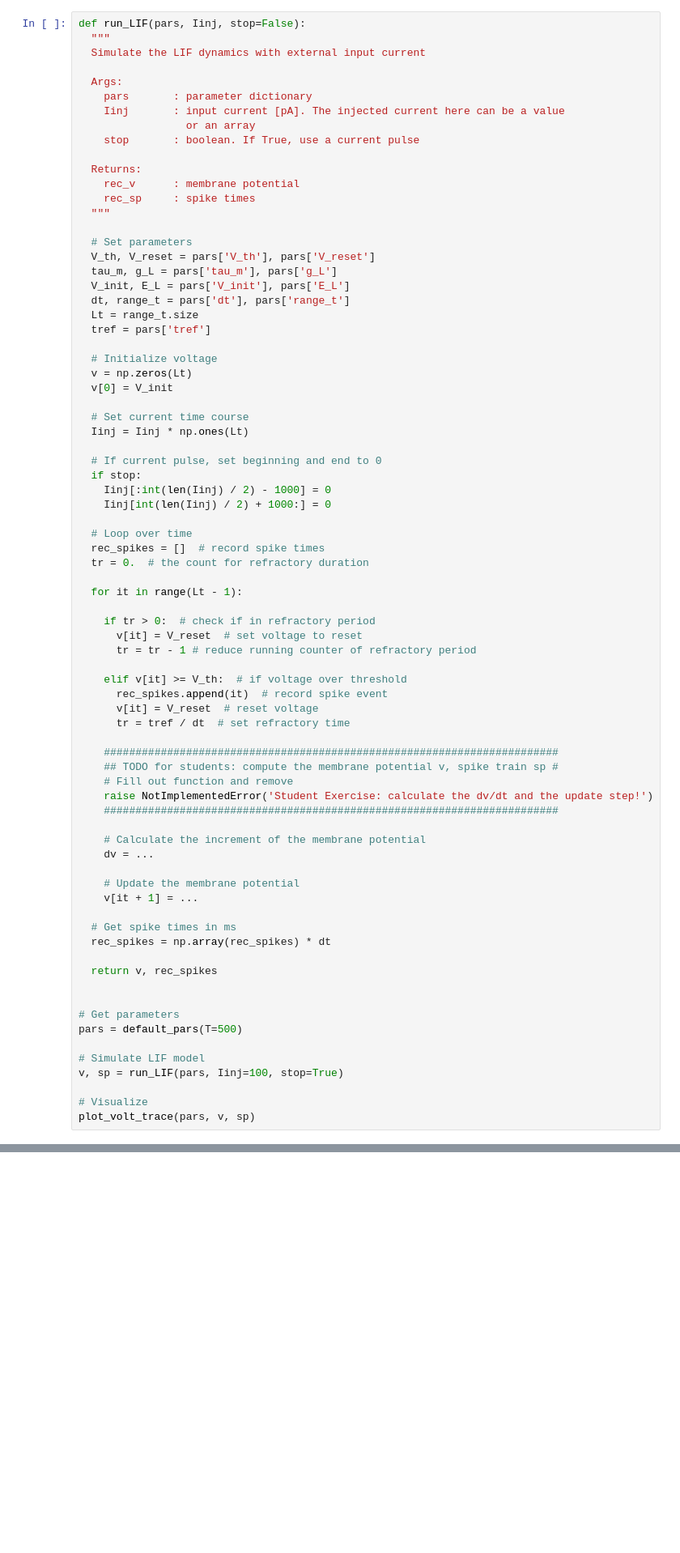
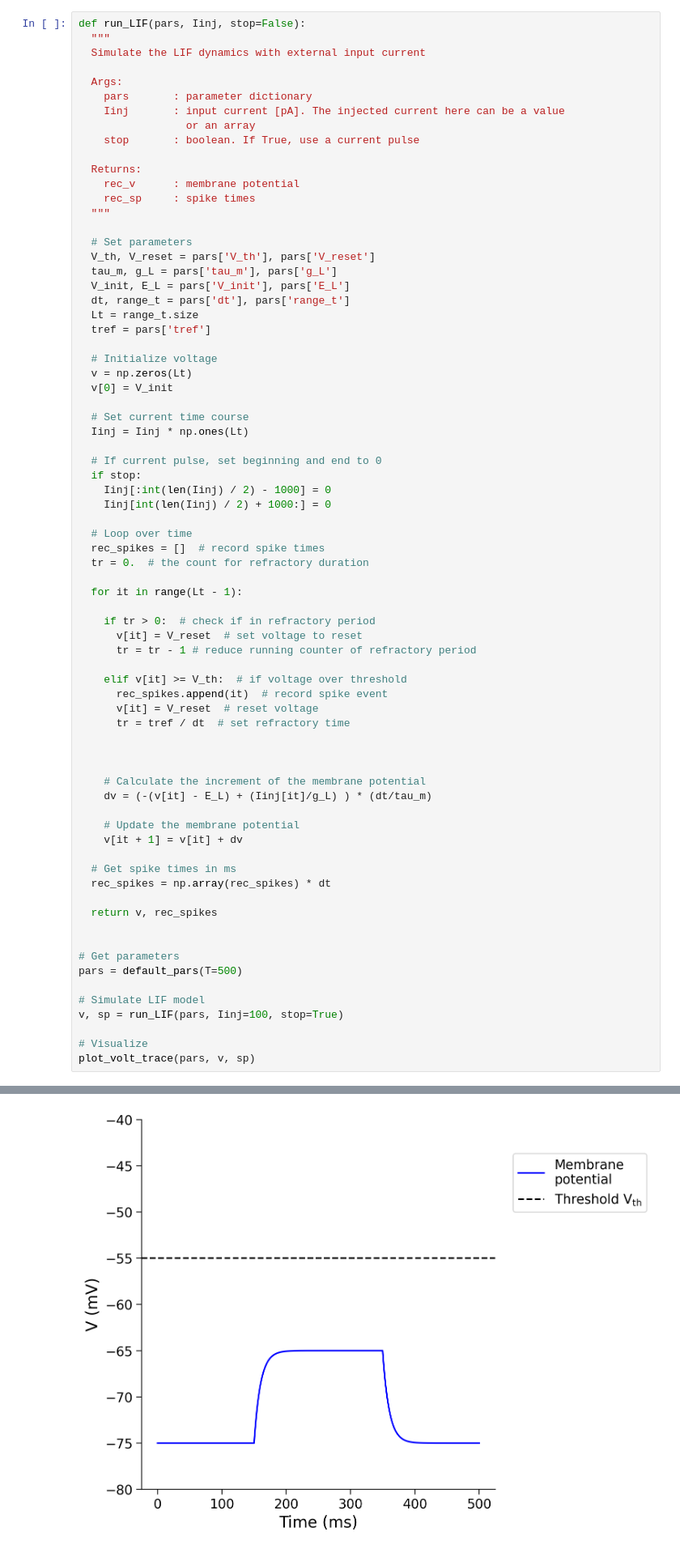
Before and after one commit to Redcheeks/Thesis, a Jupyter notebook: LIF_basic.ipynb, the cells around one changed output, grey strips where cells are left out. Shown at 81% size. Drawn from its saved outputs; the diff is of its cells as text; blank space fills up the shorter version.

```diff
--- a/LIF_basic.ipynb
+++ b/LIF_basic.ipynb
@@ -179,17 +179,13 @@ def run_LIF(pars, Iinj, stop=False):
       v[it] = V_reset  # reset voltage
       tr = tref / dt  # set refractory time
 
-    ########################################################################
-    ## TODO for students: compute the membrane potential v, spike train sp #
-    # Fill out function and remove
-    raise NotImplementedError('Student Exercise: calculate the dv/dt and the update step!')
-    ########################################################################
+
 
     # Calculate the increment of the membrane potential
-    dv = ...
+    dv = (-(v[it] - E_L) + (Iinj[it]/g_L) ) * (dt/tau_m)
 
     # Update the membrane potential
-    v[it + 1] = ...
+    v[it + 1] = v[it] + dv
 
   # Get spike times in ms
   rec_spikes = np.array(rec_spikes) * dt
@@ -209,0 +205 @@ NotImplementedError: Student Exercise: calculate the dv/dt and the update step!
+[figure, added]
```
Also changed, not shown: parts of 2 cells of this notebook.
